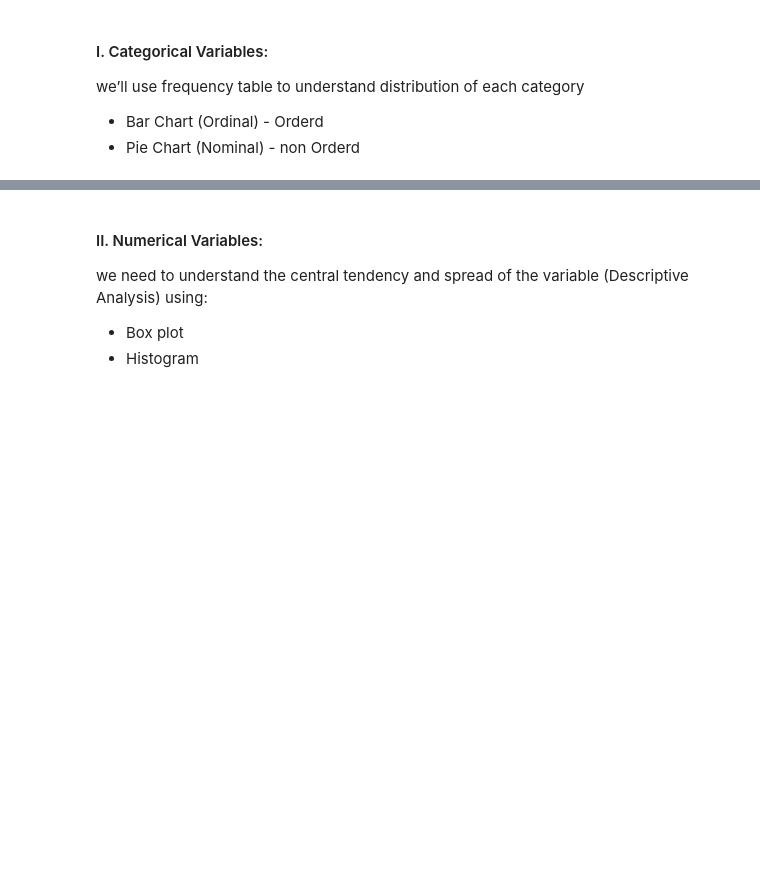
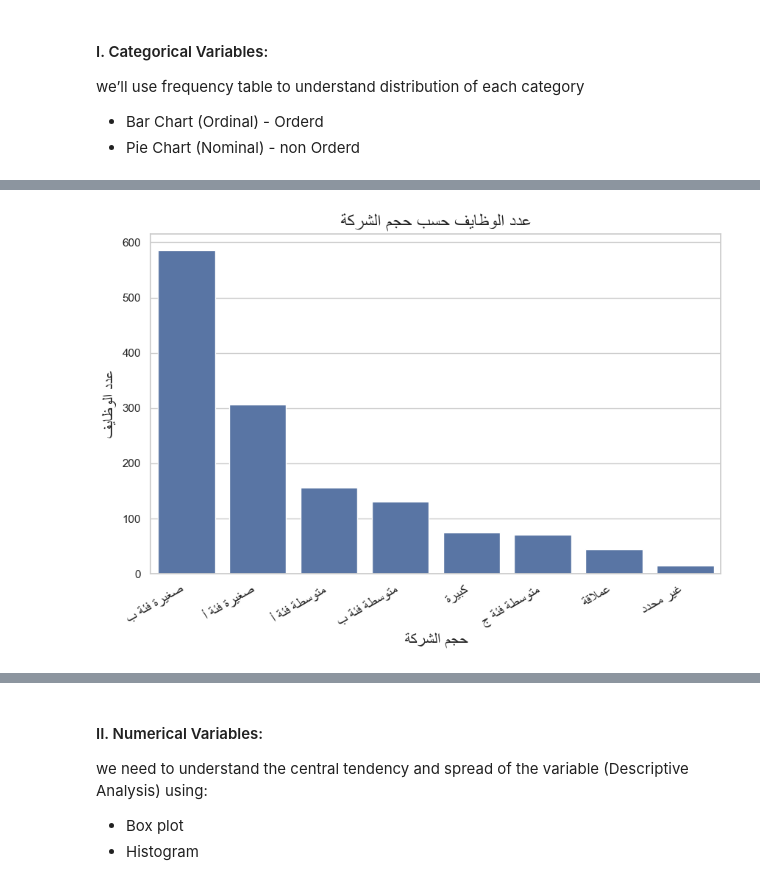
Before and after one commit to Tuwaiq-DS-ML-bootcamp-V-9/Usecase-5, a Jupyter notebook: EDA explain template.ipynb, the cells around one changed output, grey strips where cells are left out. Cells and saved outputs as stored; diff of their text form; code cells hidden in the pictures; blank space fills up the shorter version.

```diff
--- a/EDA explain template.ipynb
+++ b/EDA explain template.ipynb
@@ -722,0 +1144,12 @@ we’ll use frequency table to understand distribution of each category
+# %%
+comp_size_ar = Jadarat['comp_size'].apply(reshape_text)
+
+plt.figure(figsize=(10, 6))
+sns.countplot(x=comp_size_ar, order=comp_size_ar.value_counts().index)
+plt.xticks(rotation=30, ha='right', fontsize=14)
+plt.xlabel(reshape_text("حجم الشركة"), fontsize=16)
+plt.ylabel(reshape_text("عدد الوظايف"), fontsize=16)
+plt.title(reshape_text("عدد الوظايف حسب حجم الشركة"), fontsize=18)
+plt.show()
+# %% [output]
+[figure, added]
```
Also changed, not shown: parts of 131 cells of this notebook, 7 other files.
